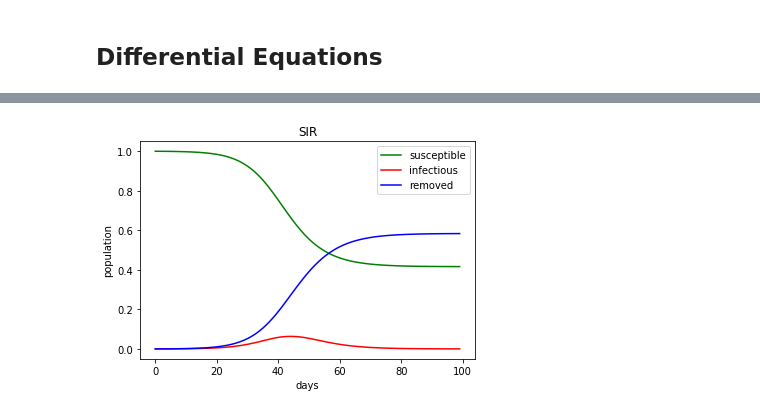
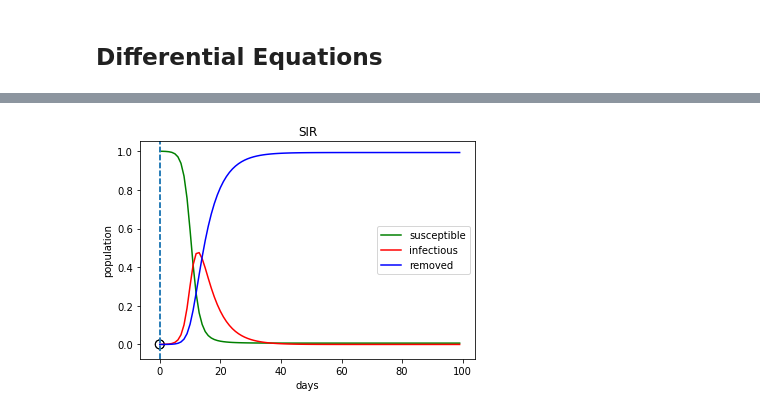
Before and after one commit to caam37830/project-group-0, a Jupyter notebook: scrips.ipynb, the cells around one changed output, grey strips where cells are left out. Saved outputs shown, nothing was run; the diff lists cells and outputs as text; code cells hidden in the pictures.

Commit message:
plots

```diff
--- a/scrips.ipynb
+++ b/scrips.ipynb
@@ -118,0 +106,14 @@ plt.show()
+# %%
+def find_intersection(f,g):
+    """
+    when the situation is discrete, find the datapoint with the closest distance between two functions
+
+    when the situation is continuous, find the intersection
+    """
+    ind = val = 0
+    for i,v in enumerate(f):
+        if v-g[i] == np.min(abs(f-g)):
+            ind = i
+            val = g[i]
+            break
+    return ind, val
@@ -118,0 +179,17 @@ plt.show()
+# %%
+# how does the total percentage of the population infected at some point in the simulation depend on these parameters
+N = 5000
+b = [1/3,1/2,1,2]
+k = [1/8,1/3,1/5,1/5]
+T = 100
+labels = ['b=1/3,k=1/8', 'b=1/2,k=1/3', 'b=1,k=1/5','b=2,k=1/5']
+for i in range(4):
+    counts_I[i],counts_R,counts_S = sir_model_simulation(N, b[i], k[i], T)
+    I = np.array(counts_I[i])
+    plt.scatter(range(T+1),I/N,label=labels[i])
+
+plt.legend(loc = "upper right")
+plt.xlabel("T")
+plt.ylabel("population")
+plt.title("the total percentage of the population infected at some point in the simulation")
+plt.show()
@@ -155,11 +248,20 @@ sol = ODE_simulation(N,b,k,T)
 # %%
+N = 5000
+b = 1
+k = 1/5
+T = 100
+sol = ODE_simulation(N,b,k,T)
 plt.plot(sol.t, sol.y[0], label="susceptible", c='g')
 plt.plot(sol.t, sol.y[1], label="infectious", c='r')
 plt.plot(sol.t, sol.y[2], label="removed", c='b')
+plt.scatter(find_intersection(sol.y[0],sol.y[2])[0],find_intersection(sol.y[0],sol.y[2])[1],s=80, facecolors='none', edgecolors='k')
+plt.axvline(x=find_intersection(sol.y[0],sol.y[2])[0],ls='--')
+plt.scatter(find_intersection(sol.y[1],sol.y[2])[0],find_intersection(sol.y[1],sol.y[2])[1],s=80, facecolors='none', edgecolors='k')
+plt.axvline(x=find_intersection(sol.y[1],sol.y[2])[0],ls='--')
 plt.title("SIR")
 plt.ylabel("population")
 plt.xlabel("days")
 plt.legend()
 plt.show()
 # %% [output]
-[figure, old version]
+[figure, new version]
```
Also changed, not shown: parts of 10 cells of this notebook.
